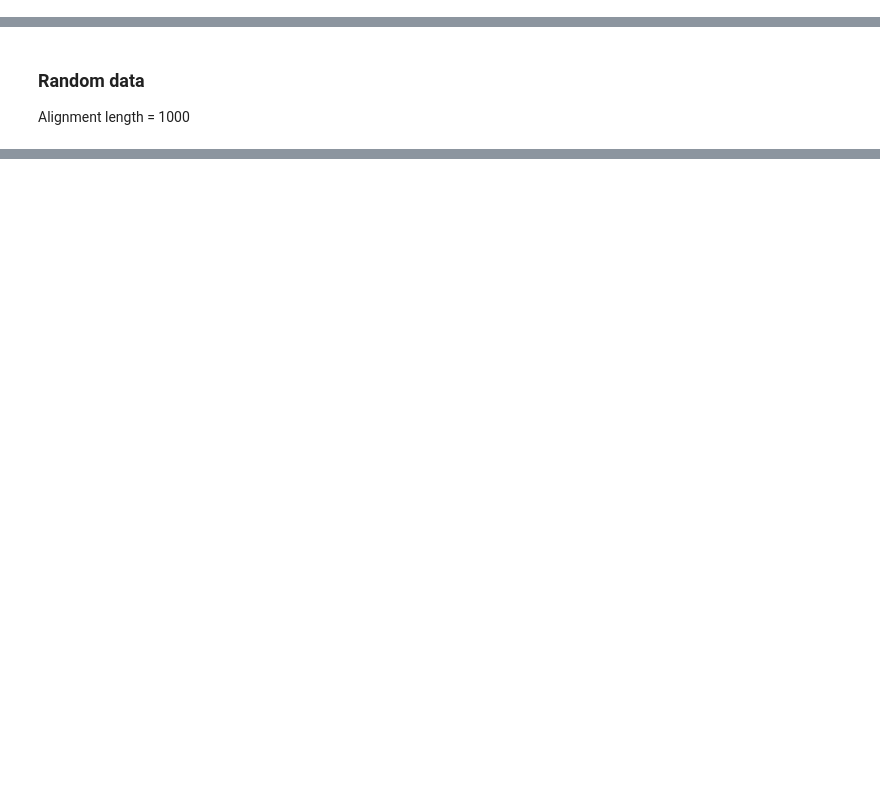
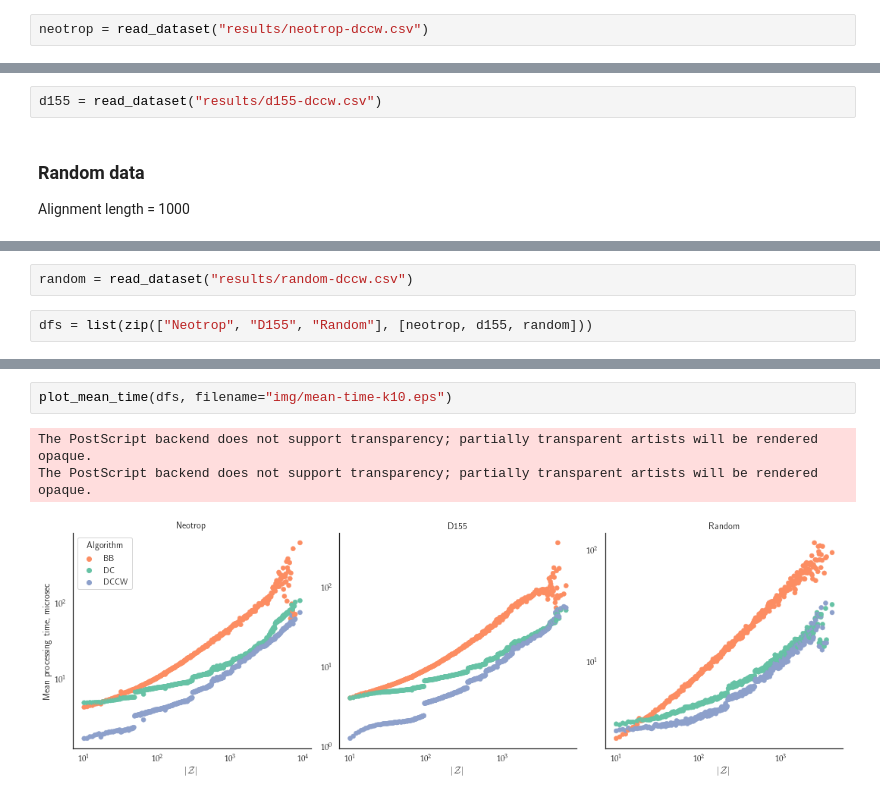
Before and after one commit to nromashchenko/pk-algs, a Jupyter notebook: plots_clean.ipynb, the cells around one changed output, grey strips where cells are left out. Saved outputs shown, nothing was run; the diff lists cells and outputs as text; blank space fills up the shorter version.

Commit message:
Progress with plots 1 and 2

```diff
--- a/plots_clean.ipynb
+++ b/plots_clean.ipynb
@@ -177,3 +280,5 @@ neotrop["avg"] = neotrop["time"] / neotrop["num_kmers"]
+# %%
+neotrop = read_dataset("results/neotrop-dccw.csv")
 # %% [markdown]
 ### D155 (HCV)
 
@@ -185,3 +286,5 @@ d155["num_kmers"] += 1
+# %%
+d155 = read_dataset("results/d155-dccw.csv")
 # %% [markdown]
 ### Random data
 
@@ -248,0 +292,4 @@ The PostScript backend does not support transparency; partially transparent arti
+# %%
+random = read_dataset("results/random-dccw.csv")
+# %%
+dfs = list(zip(["Neotrop", "D155", "Random"], [neotrop, d155, random]))
@@ -248,0 +301,6 @@ The PostScript backend does not support transparency; partially transparent arti
+# %%
+plot_mean_time(dfs, filename="img/mean-time-k10.eps")
+# %% [output]
+The PostScript backend does not support transparency; partially transparent artists will be rendered opaque.
+The PostScript backend does not support transparency; partially transparent artists will be rendered opaque.
+[figure, added]
```
Also changed, not shown: parts of 46 cells of this notebook, 1 other file.
